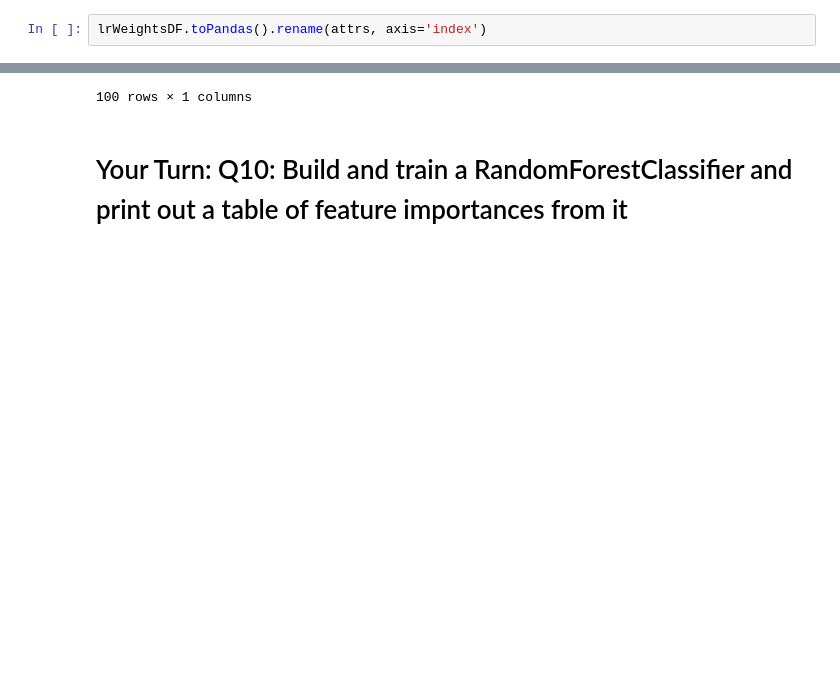
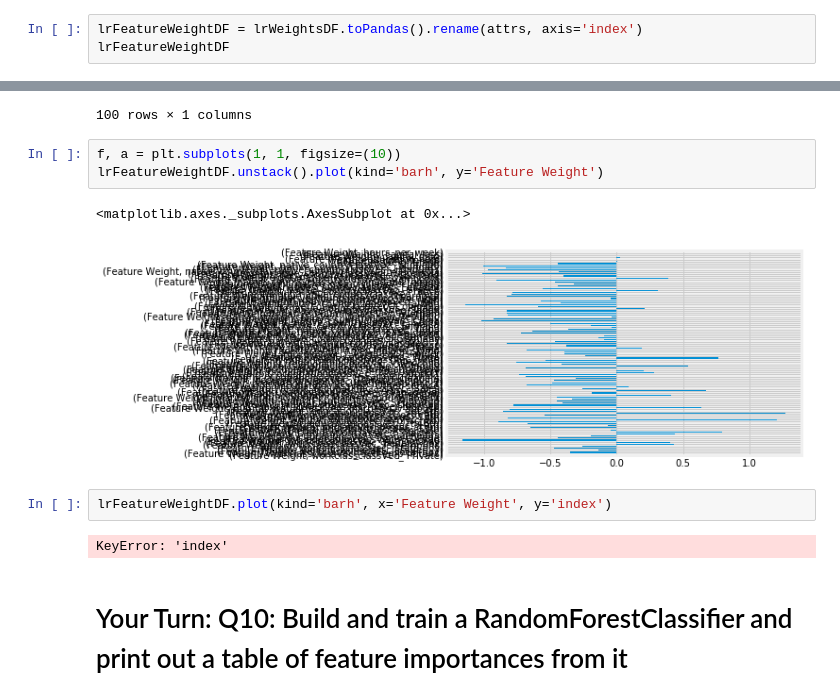
Before and after one commit to sv650s/springboard, a Jupyter notebook: aic-9_3_7-scalable-ml-with-SparkML-mini-project/Spark ML Mini-Project.ipynb, the cells around one changed output, grey strips where cells are left out. Saved outputs shown, nothing was run; the diff lists cells and outputs as text; blank space fills up the shorter version.

Commit message:
added barh for feature weights for LR

```diff
--- a/aic-9_3_7-scalable-ml-with-SparkML-mini-project/Spark ML Mini-Project.ipynb
+++ b/aic-9_3_7-scalable-ml-with-SparkML-mini-project/Spark ML Mini-Project.ipynb
@@ -932,7 +931,8 @@ attrs = \
     {attr["idx"]: attr["name"] for attr in
     chain(*dataset.schema["features"].metadata["ml_attr"]["attrs"].values())}
 # %%
-lrWeightsDF.toPandas().rename(attrs, axis='index')
+lrFeatureWeightDF = lrWeightsDF.toPandas().rename(attrs, axis='index')
+lrFeatureWeightDF
 # %% [output]
 |  | Feature Weight |
 | workclassclassVec_ Private | -2.228750e-01 |
@@ -952,6 +952,16 @@ lrWeightsDF.toPandas().rename(attrs, axis='index')
 | capital_loss | 4.552963e-04 |
 | hours_per_week | 4.633830e-03 |
 100 rows × 1 columns
+# %%
+f, a = plt.subplots(1, 1, figsize=(10))
+lrFeatureWeightDF.unstack().plot(kind='barh', y='Feature Weight')
+# %% [output]
+<matplotlib.axes._subplots.AxesSubplot at 0x...>
+[figure, added]
+# %%
+lrFeatureWeightDF.plot(kind='barh', x='Feature Weight', y='index')
+# %% [output]
+KeyError: 'index'
 # %% [markdown]
 # Your Turn: Q10: Build and train a RandomForestClassifier and print out a table of feature importances from it
 # %%
```
Also changed, not shown: parts of 10 cells of this notebook.
